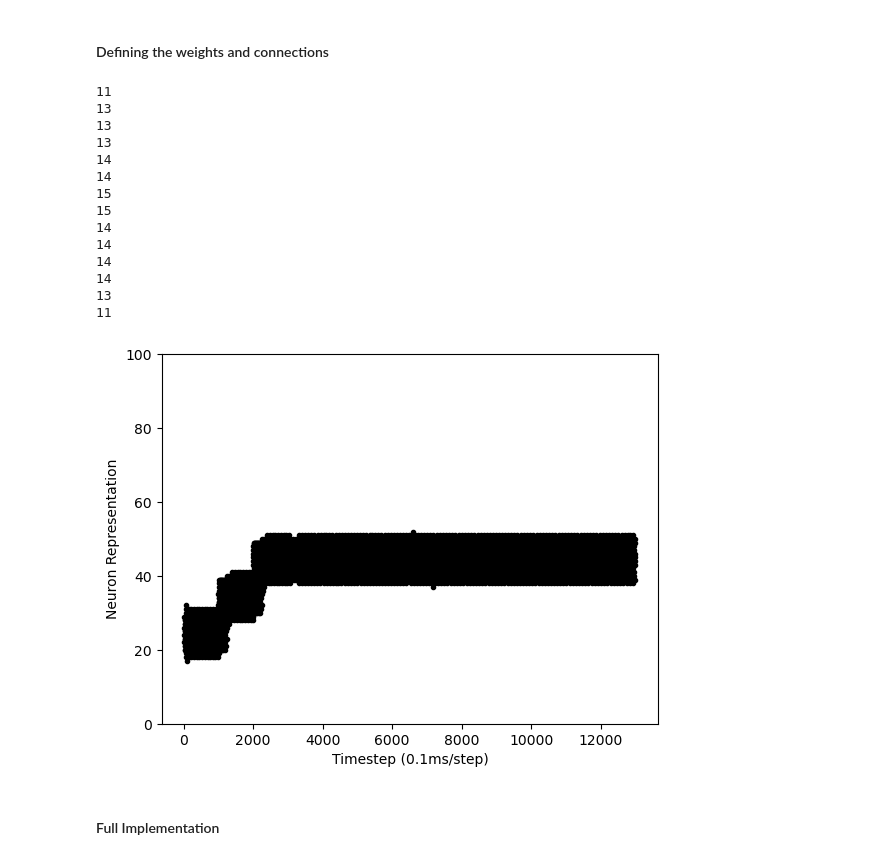
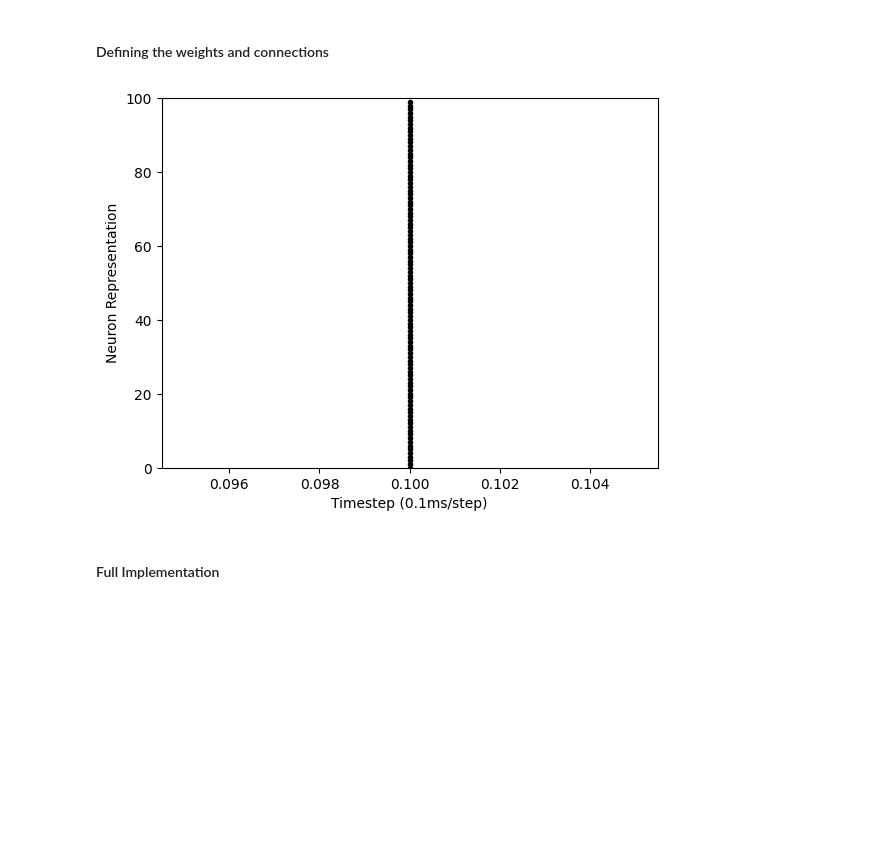
Before and after one commit to aung9htet/counting_snn, a Jupyter notebook: subitization_notebook.ipynb, the cells around one changed output. Drawn from its saved outputs; the diff is of its cells as text; code cells hidden in the pictures; blank space fills up the shorter version.

```diff
--- a/subitization_notebook.ipynb
+++ b/subitization_notebook.ipynb
@@ -500,8 +514,8 @@ def test_gain_mod(rate1, rate2, weight1, weight2):
         "tau_syn_ex": 1000,             # ms rise time of the excitatory synaptic alpha function (i.e. to see the current for each spike decays)
         # "I_e": current * (10 ** 6),   # pA input current (commented)
         "I_e": 0,                       # pA input current
-        "tau_m": 1.6,                   # ms membrane time constant
-        "C_m": 2 * 10**6,               # pF membrane capacitance (calculated for R = 1)
+        "tau_m": 4.2,                   # ms membrane time constant
+        "C_m": 0.8 * 10**6,               # pF membrane capacitance (calculated for R = 1)
         "t_ref": 0                      # ms refractory period
     }
 
@@ -621,8 +635,8 @@ def implement_gain_mod(homeostasis_input, attractor_input):
         "V_reset": 0,                   # mV
         "tau_syn_ex": 1000,             # ms rise time of the excitatory synaptic alpha function (i.e. to see the current for each spike decays)
         "I_e": 0,                       # pA input current
-        "tau_m": 1.6,                    # ms membrane time constant
-        "C_m": 2 * 10**6,     # pF membrane capacitance (calculated for R = 1)
+        "tau_m": 4.2,                   # ms membrane time constant
+        "C_m": 0.8 * 10**6,             # pF membrane capacitance (calculated for R = 1)
         "t_ref": 0                      # ms refractory period
     }
 
@@ -630,8 +644,8 @@ def implement_gain_mod(homeostasis_input, attractor_input):
     neuron = nest.Create('iaf_psc_alpha', params = parameters)
 
     # Synapse Connection Management
-    nest.Connect(homeostasis_input, neuron, syn_spec={'weight': 1.5 * 10**3})
-    nest.Connect(attractor_input, neuron, syn_spec={'weight': 0.9 * 10**3})
+    nest.Connect(homeostasis_input, neuron, syn_spec={'weight': 0.4 * 10**3})
+    nest.Connect(attractor_input, neuron, syn_spec={'weight': 1.5 * 10**3})
 
     return neuron
 # %% [markdown]
@@ -929,6 +943,3 @@ plt.show()
 -10.0 11.555555555555555
 -10.0 12.0
 [figure]
-# %%
-for i in range(10):
-    print("i:",i,"hi",i,sep='',end="\r",flush=True)
@@ -1054,7 +1063,7 @@ rate2_range = np.linspace(0, 200, no_of_test)
 record_fr = np.empty((len(rate1_range), len(rate2_range)))
 for r1_i in range(len(rate1_range)):
     for r2_i in range(len(rate2_range)):
-        fr, _ = test_homeostasis_gain(rate1_range[r1_i], rate2_range[r2_i], 320)
+        fr, _ = test_homeostasis_gain(rate1_range[r1_i], rate2_range[r2_i], 20)
         record_fr[r1_i][r2_i] = fr
 plt.figure()
 plt.imshow(record_fr)
@@ -1199,71 +1208,57 @@ def single_plot_ring():
 
     # Initialise connection
     neurons, spike_recorders, multimeters = ring_connection(model=1)
-    poi_gen1 = nest.Create('poisson_generator', params=poi_param)
-    poi_gen2 = nest.Create('poisson_generator', params=poi_param)
-    poi_gen3 = nest.Create('poisson_generator', params=poi_param)
-    for neuron in neurons[20:30]:
-        nest.Connect(poi_gen1, neuron, syn_spec={'weight': 5 * 10**3})
+    # poi_gen1 = nest.Create('poisson_generator', params=poi_param)
+    # poi_gen2 = nest.Create('poisson_generator', params=poi_param)
+    # poi_gen3 = nest.Create('poisson_generator', params=poi_param)
+    # for neuron in neurons[20:30]:
+    #     nest.Connect(poi_gen1, neuron, syn_spec={'weight': 5 * 10**3})
 
-    for neuron in neurons[30:40]:
-        nest.Connect(poi_gen2, neuron, syn_spec={'weight': 5 * 10**3})
+    # for neuron in neurons[30:40]:
+    #     nest.Connect(poi_gen2, neuron, syn_spec={'weight': 5 * 10**3})
 
-    for neuron in neurons[40:50]:
-        nest.Connect(poi_gen3, neuron, syn_spec={'weight': 5 * 10**3})
+    # for neuron in neurons[40:50]:
+    #     nest.Connect(poi_gen3, neuron, syn_spec={'weight': 5 * 10**3})
 
-    poi_gen2.rate = 0
-    poi_gen3.rate = 0
+    # poi_gen2.rate = 0
+    # poi_gen3.rate = 0
 
-    nest.Simulate(1000)
+    # nest.Simulate(1000)
 
-    poi_gen2.rate = 200
-    poi_gen1.rate = 0
-    poi_gen3.rate = 0
+    # poi_gen2.rate = 200
+    # poi_gen1.rate = 0
+    # poi_gen3.rate = 0
 
-    nest.Simulate(1000)
+    # nest.Simulate(1000)
 
-    poi_gen2.rate = 0
-    poi_gen1.rate = 0
-    poi_gen3.rate = 200
+    # poi_gen2.rate = 0
+    # poi_gen1.rate = 0
+    # poi_gen3.rate = 200
 
-    nest.Simulate(1000)
+    # nest.Simulate(1000)
 
-    poi_gen2.rate = 0
-    poi_gen1.rate = 0
-    poi_gen3.rate = 0
+    # poi_gen2.rate = 0
+    # poi_gen1.rate = 0
+    # poi_gen3.rate = 0
 
     nest.Simulate(10000)
 
     plt.figure(2)
     i = 0
     for spike_record in spike_recorders:
         events = spike_record.get("events")
         ts = events["times"]
         if len(ts[ts>12000]) > 0:
             print(len(ts[ts>12000]))
         plt.plot(ts, np.full(shape=len(ts),fill_value=i,dtype=np.int64), "k.")
         i += 1
     plt.ylim([0, population_size])
     plt.xlabel("Timestep (0.1ms/step)")
     plt.ylabel("Neuron Representation")
     plt.show()
 single_plot_ring()
 # %% [output]
-11
-13
-13
-13
-14
-14
-15
-15
-14
-14
-14
-14
-13
-11
-[figure, old version]
+[figure, new version]
 # %%
 def implement_bump_attractor():
 
```
Also changed, not shown: parts of 7 cells of this notebook, 6 other files.
